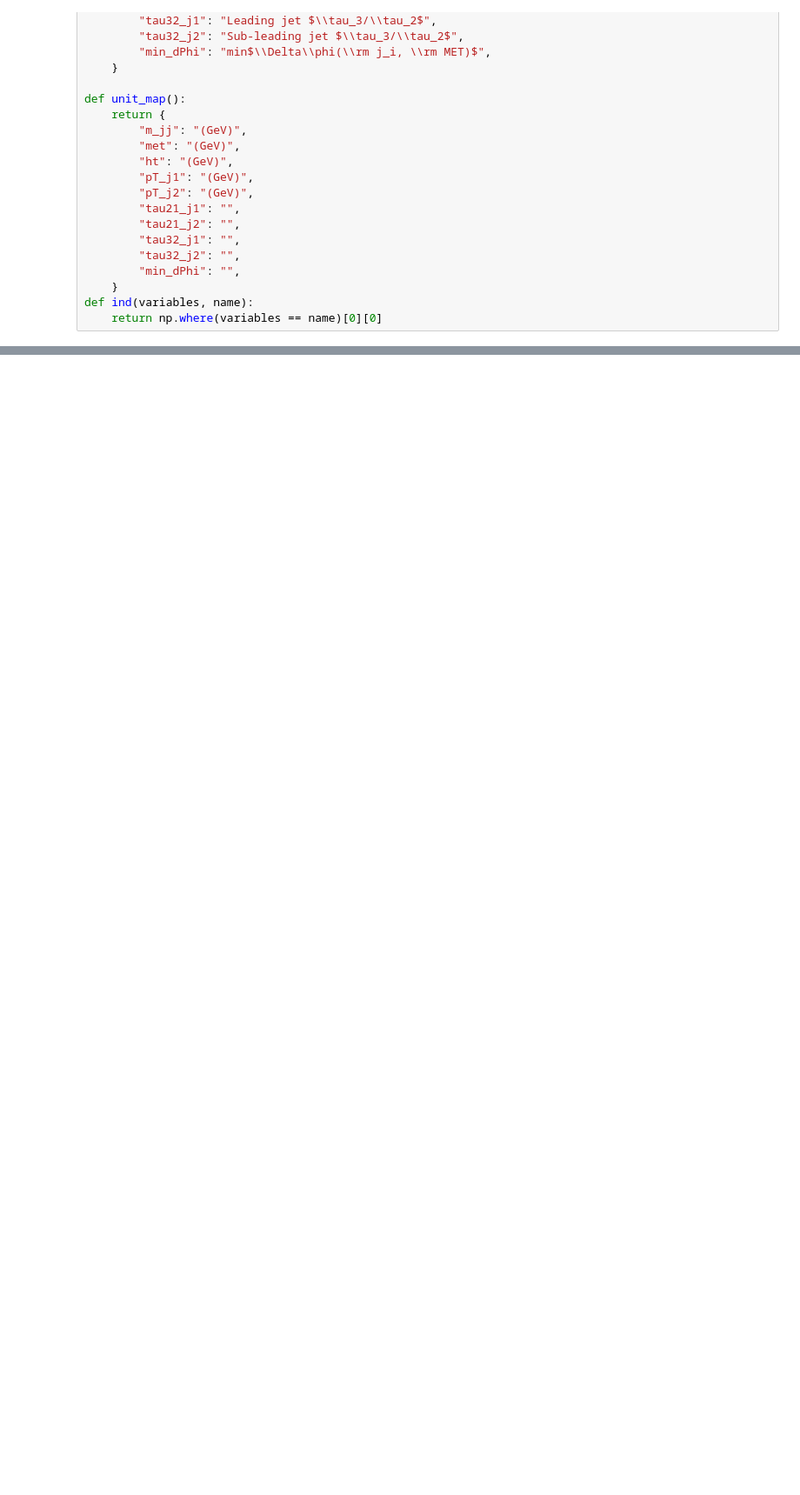
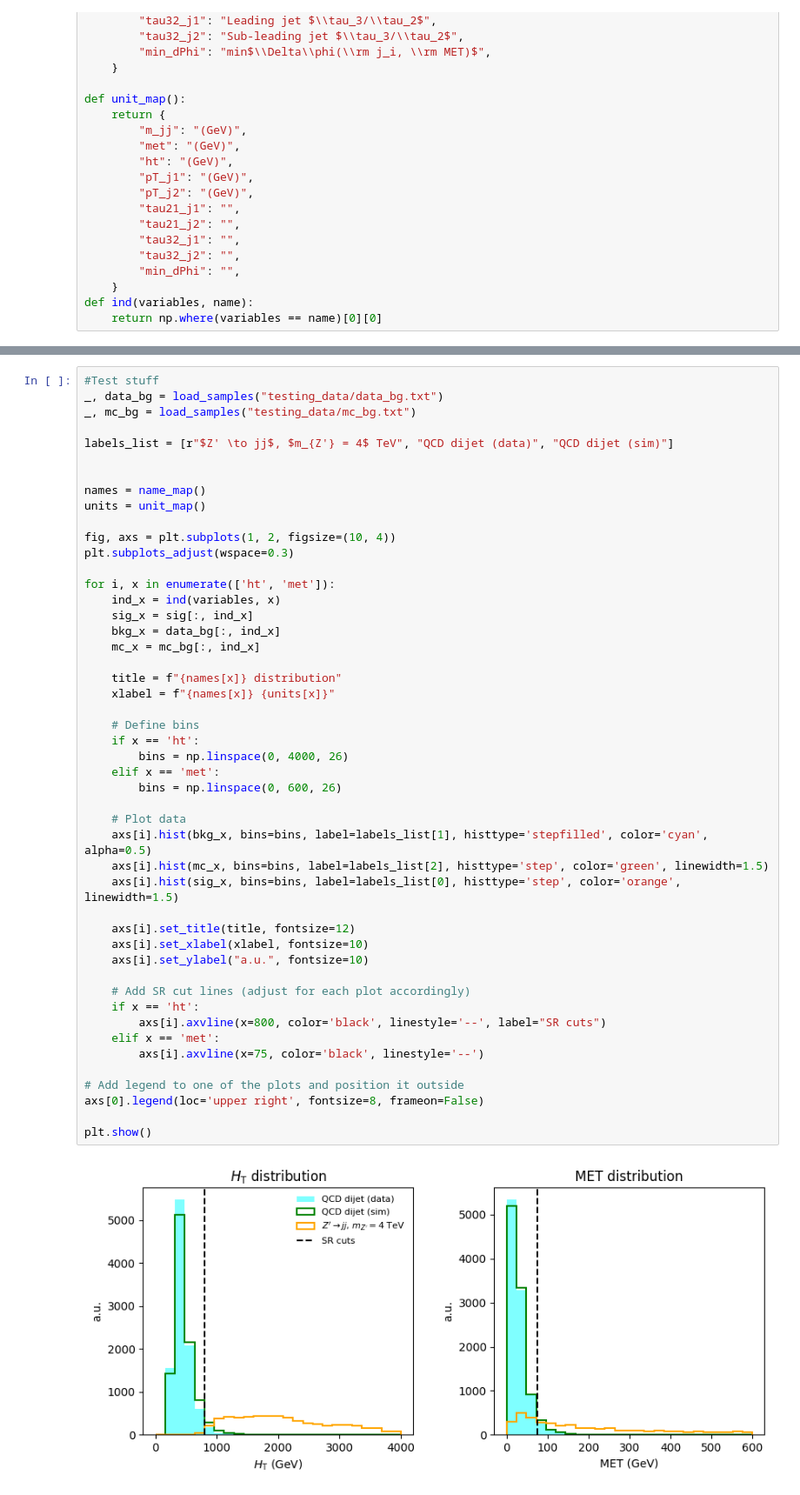
Before and after one commit to sherkaicode/HEP_ML, a Jupyter notebook: Non-Resonant AD Extrapolation Repo/working_dir/check_samples/Analysis.ipynb, the cells around one changed output, grey strips where cells are left out. Shown at 87% size. Cells and saved outputs as stored; diff of their text form; blank space fills up the shorter version.

Commit message:
Added scripts and tested automated scripts data

```diff
--- a/Non-Resonant AD Extrapolation Repo/working_dir/check_samples/Analysis.ipynb
+++ b/Non-Resonant AD Extrapolation Repo/working_dir/check_samples/Analysis.ipynb
@@ -134,0 +136,50 @@ plt.show()
+# %%
+#Test stuff
+_, data_bg = load_samples("testing_data/data_bg.txt")
+_, mc_bg = load_samples("testing_data/mc_bg.txt")
+
+labels_list = [r"$Z' \to jj$, $m_{Z'} = 4$ TeV", "QCD dijet (data)", "QCD dijet (sim)"]
+
+
+names = name_map()
+units = unit_map()
+
+fig, axs = plt.subplots(1, 2, figsize=(10, 4))
+plt.subplots_adjust(wspace=0.3)
+
+for i, x in enumerate(['ht', 'met']):
+    ind_x = ind(variables, x)
+    sig_x = sig[:, ind_x]
+    bkg_x = data_bg[:, ind_x]
+    mc_x = mc_bg[:, ind_x]
+
+    title = f"{names[x]} distribution"
+    xlabel = f"{names[x]} {units[x]}"
+
+    # Define bins
+    if x == 'ht':
+        bins = np.linspace(0, 4000, 26)
+    elif x == 'met':
+        bins = np.linspace(0, 600, 26)
+
+    # Plot data
+    axs[i].hist(bkg_x, bins=bins, label=labels_list[1], histtype='stepfilled', color='cyan', alpha=0.5)
+    axs[i].hist(mc_x, bins=bins, label=labels_list[2], histtype='step', color='green', linewidth=1.5)
+    axs[i].hist(sig_x, bins=bins, label=labels_list[0], histtype='step', color='orange', linewidth=1.5)
+
+    axs[i].set_title(title, fontsize=12)
+    axs[i].set_xlabel(xlabel, fontsize=10)
+    axs[i].set_ylabel("a.u.", fontsize=10)
+
+    # Add SR cut lines (adjust for each plot accordingly)
+    if x == 'ht':
+        axs[i].axvline(x=800, color='black', linestyle='--', label="SR cuts")
+    elif x == 'met':
+        axs[i].axvline(x=75, color='black', linestyle='--')
+
+# Add legend to one of the plots and position it outside
+axs[0].legend(loc='upper right', fontsize=8, frameon=False)
+
+plt.show()
+# %% [output]
+[figure, added]
```
Also changed, not shown: parts of 5 cells of this notebook, 9 other files.
